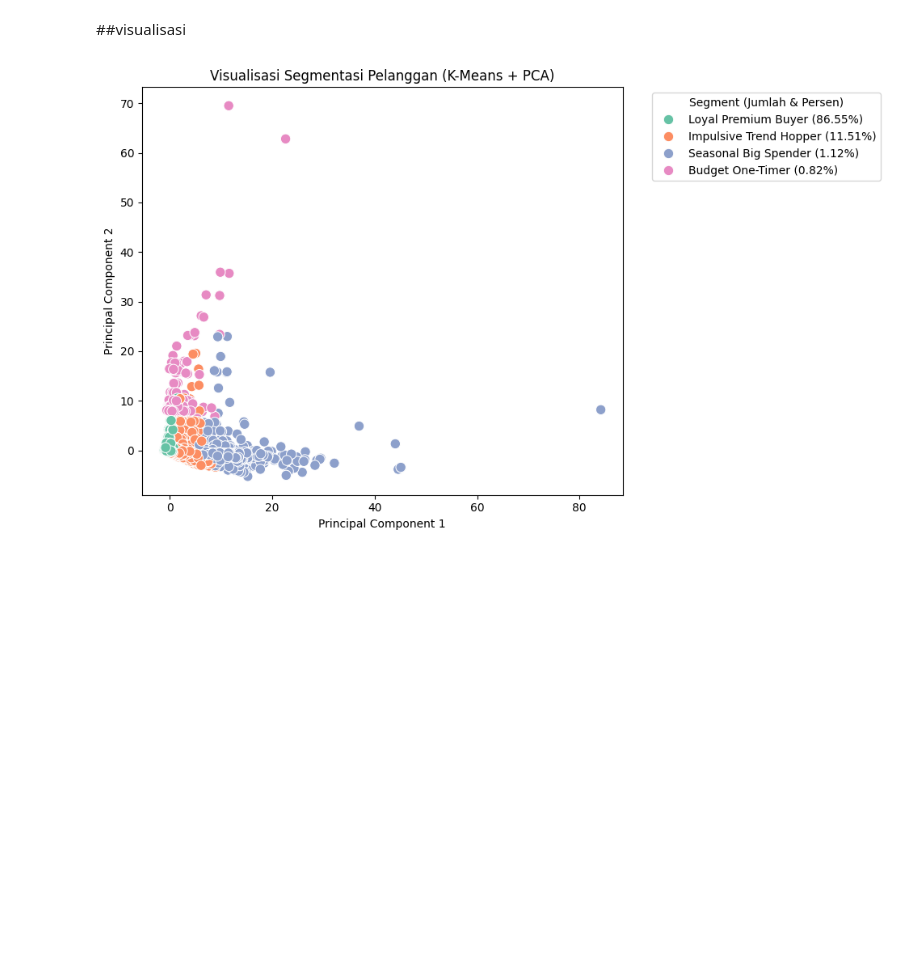
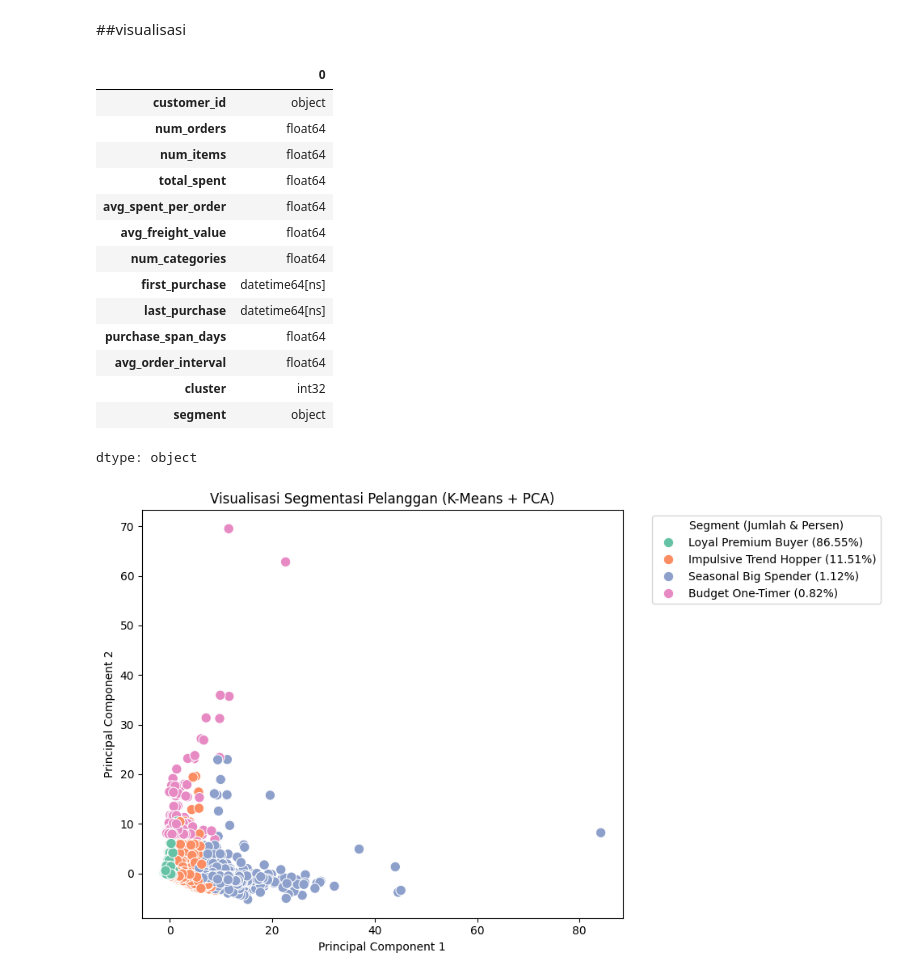
Before and after one commit to JohanaOktaviaRamadhani/kmeans-customer-segmentation, a Jupyter notebook: Tugas.ipynb, the cells around one changed output. Cells and saved outputs as stored; diff of their text form; code cells hidden in the pictures; blank space fills up the shorter version.

```diff
--- a/Tugas.ipynb
+++ b/Tugas.ipynb
@@ -642 +684,19 @@ segment_label_mapping = dict(zip(segment_counts.index, segment_labels_with_count
+# %%
+agg_data_scaled.dtypes
+# %% [output]
+|  | 0 |
+| customer_id | object |
+| num_orders | float64 |
+| num_items | float64 |
+| total_spent | float64 |
+| avg_spent_per_order | float64 |
+| avg_freight_value | float64 |
+| num_categories | float64 |
+| first_purchase | datetime64[ns] |
+| last_purchase | datetime64[ns] |
+| purchase_span_days | float64 |
+| avg_order_interval | float64 |
+| cluster | int32 |
+| segment | object |
+dtype: object
 # %%
```
Also changed, not shown: parts of 8 cells of this notebook.
